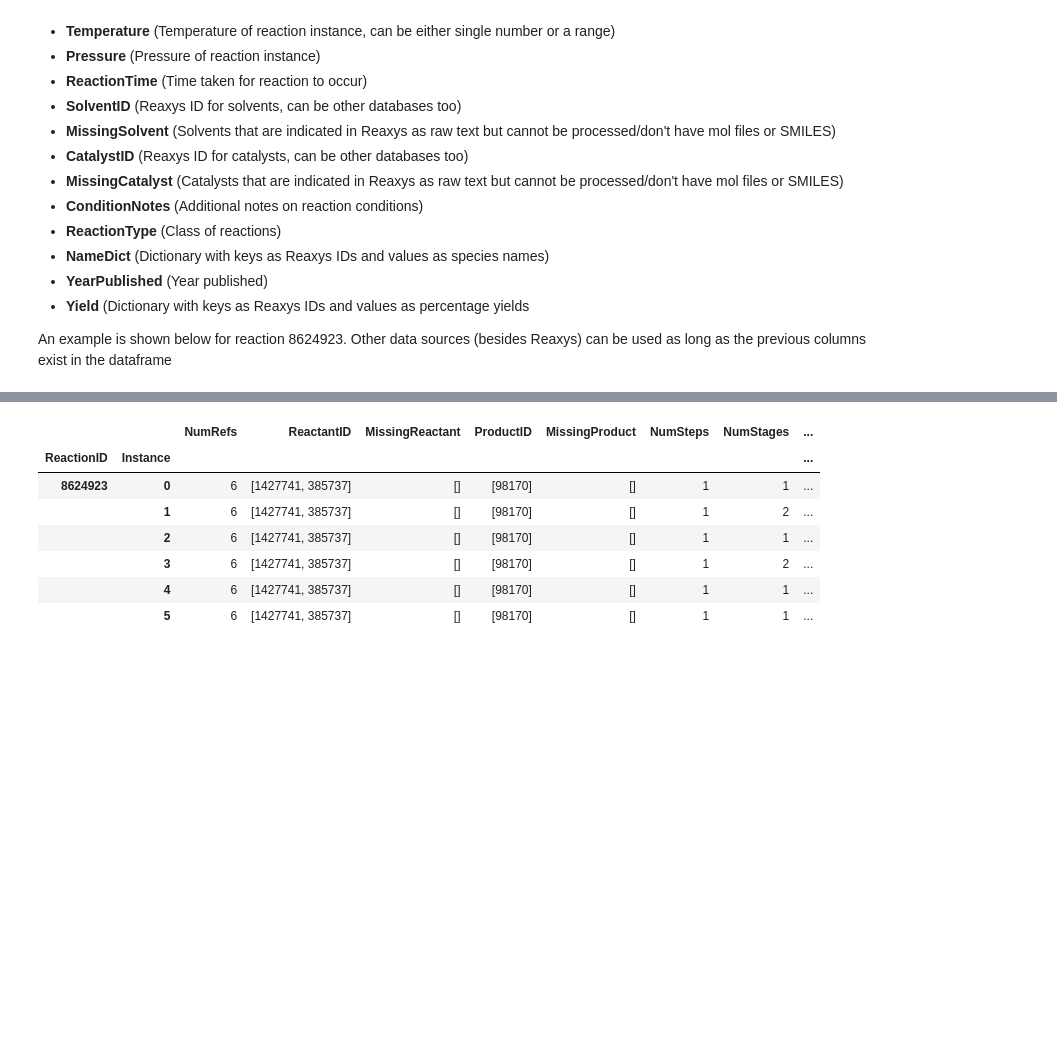
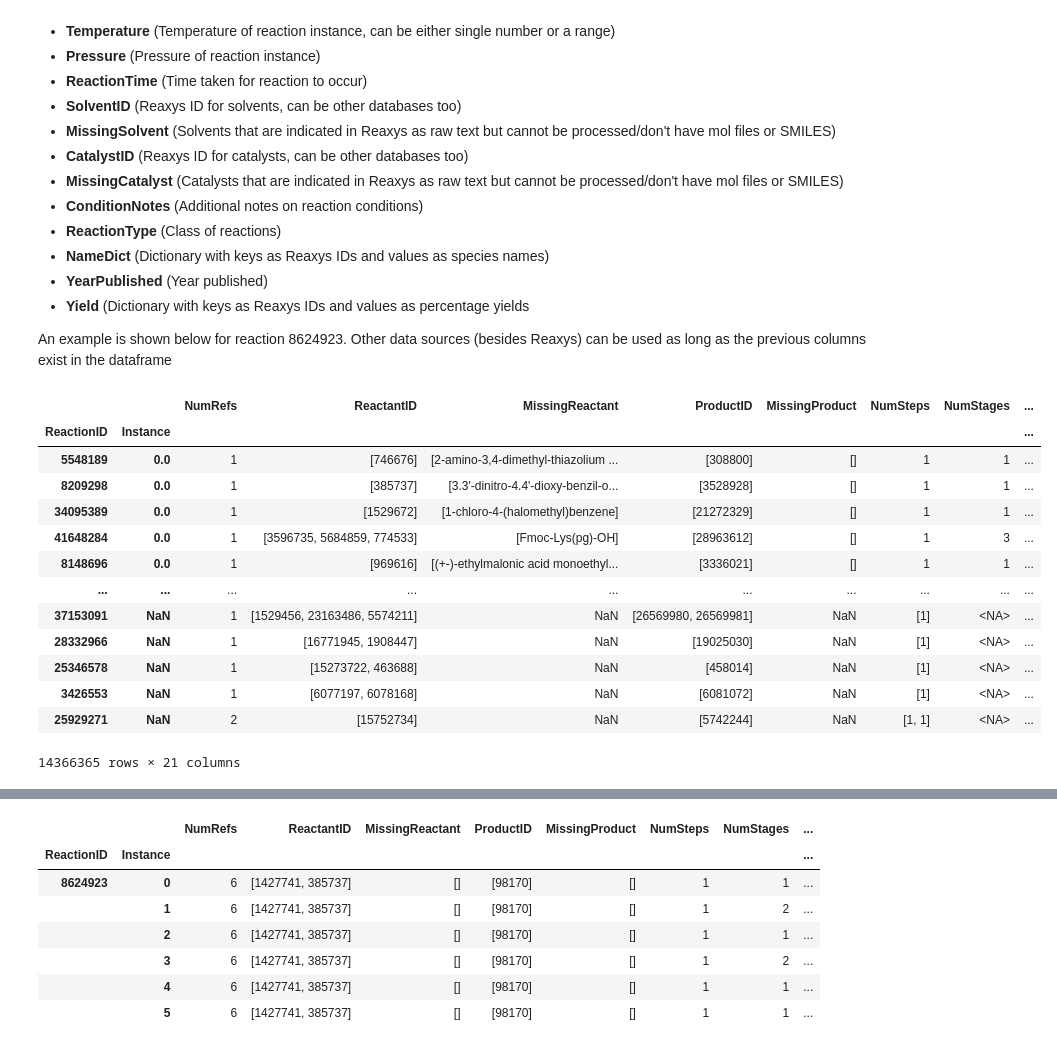
Before and after one commit to sustainable-processes/Impurity-Project, a Jupyter notebook: Tutorial.ipynb, the cells around one changed output, grey strips where cells are left out. Saved outputs shown, nothing was run; the diff lists cells and outputs as text; code cells hidden in the pictures; blank space fills up the shorter version.

```diff
--- a/Tutorial.ipynb
+++ b/Tutorial.ipynb
@@ -108,3 +108,20 @@ reactiondb=pd.read_pickle(rxnsource)
 * **Yield** (Dictionary with keys as Reaxys IDs and values as percentage yields
 
 An example is shown below for reaction 8624923. Other data sources (besides Reaxys) can be used as long as the previous columns exist in the dataframe
+# %%
+reactiondb.loc[reactiondb.MissingReactant.astype(bool)]
+# %% [output]
+|  |  | NumRefs | ReactantID | MissingReactant | ProductID | MissingProduct | NumSteps | NumStages | ... |
+| ReactionID | Instance |  |  |  |  |  |  |  | ... |
+| 5548189 | 0.0 | 1 | [746676] | [2-amino-3,4-dimethyl-thiazolium ... | [308800] | [] | 1 | 1 | ... |
+| 8209298 | 0.0 | 1 | [385737] | [3.3'-dinitro-4.4'-dioxy-benzil-o... | [3528928] | [] | 1 | 1 | ... |
+| 34095389 | 0.0 | 1 | [1529672] | [1-chloro-4-(halomethyl)benzene] | [21272329] | [] | 1 | 1 | ... |
+| 41648284 | 0.0 | 1 | [3596735, 5684859, 774533] | [Fmoc-Lys(pg)-OH] | [28963612] | [] | 1 | 3 | ... |
+| 8148696 | 0.0 | 1 | [969616] | [(+-)-ethylmalonic acid monoethyl... | [3336021] | [] | 1 | 1 | ... |
+| ... | ... | ... | ... | ... | ... | ... | ... | ... | ... |
+| 37153091 | NaN | 1 | [1529456, 23163486, 5574211] | NaN | [26569980, 26569981] | NaN | [1] | <NA> | ... |
+| 28332966 | NaN | 1 | [16771945, 1908447] | NaN | [19025030] | NaN | [1] | <NA> | ... |
+| 25346578 | NaN | 1 | [15273722, 463688] | NaN | [458014] | NaN | [1] | <NA> | ... |
+| 3426553 | NaN | 1 | [6077197, 6078168] | NaN | [6081072] | NaN | [1] | <NA> | ... |
+| 25929271 | NaN | 2 | [15752734] | NaN | [5742244] | NaN | [1, 1] | <NA> | ... |
+14366365 rows × 21 columns
```
Also changed, not shown: parts of 15 cells of this notebook, 2 other files.
